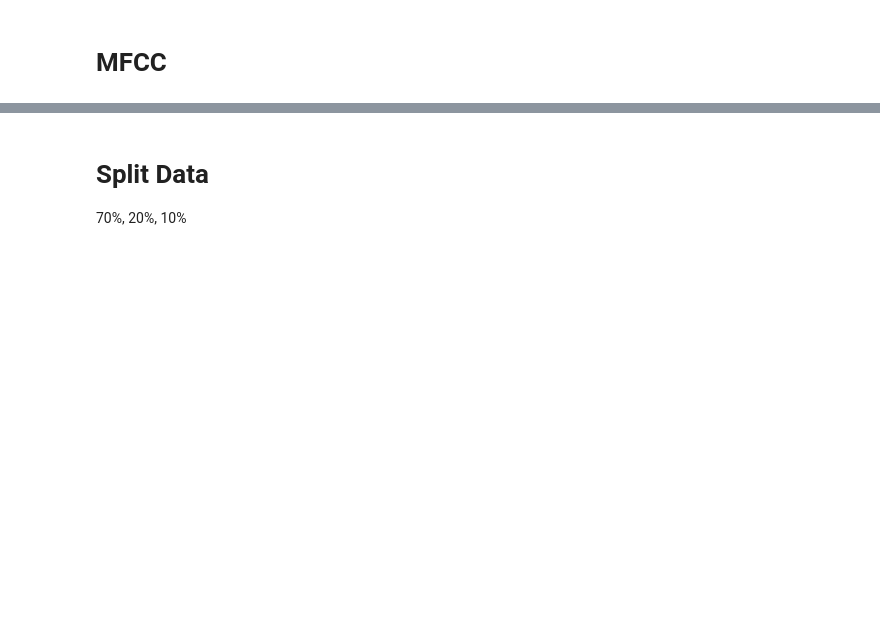
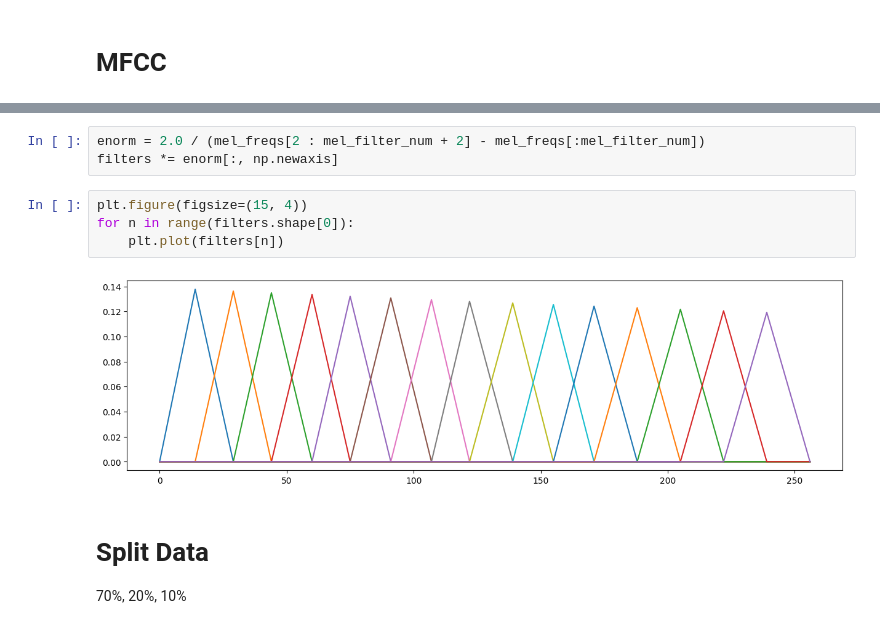
Before and after one commit to Loic017/TinyML-for-Epileptic-Seizures, a Jupyter notebook: seizure_training_mfcc.ipynb, the cells around one changed output, grey strips where cells are left out. Cells and saved outputs as stored; diff of their text form; blank space fills up the shorter version.

```diff
--- a/seizure_training_mfcc.ipynb
+++ b/seizure_training_mfcc.ipynb
@@ -98,3 +196,12 @@ TypeError: Invalid shape (1, 5, 2) for image data
+# %%
+enorm = 2.0 / (mel_freqs[2 : mel_filter_num + 2] - mel_freqs[:mel_filter_num])
+filters *= enorm[:, np.newaxis]
+# %%
+plt.figure(figsize=(15, 4))
+for n in range(filters.shape[0]):
+    plt.plot(filters[n])
+# %% [output]
+[figure, added]
 # %% [markdown]
 # Split Data
 
```
Also changed, not shown: parts of 15 cells of this notebook.
